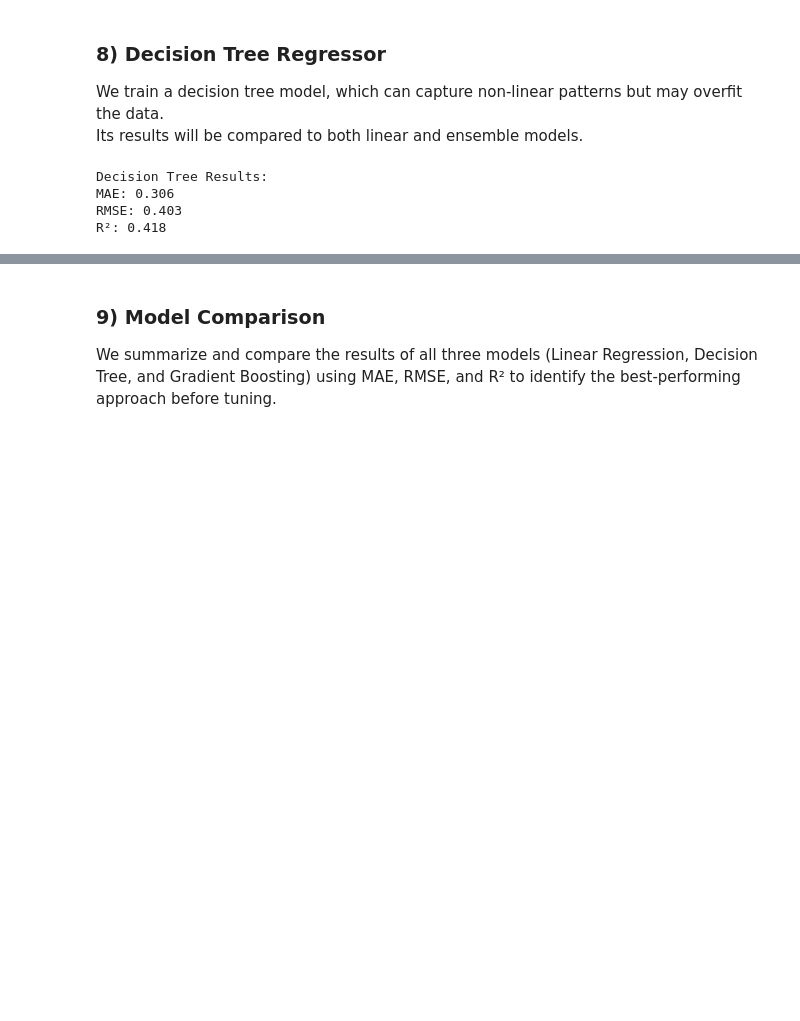
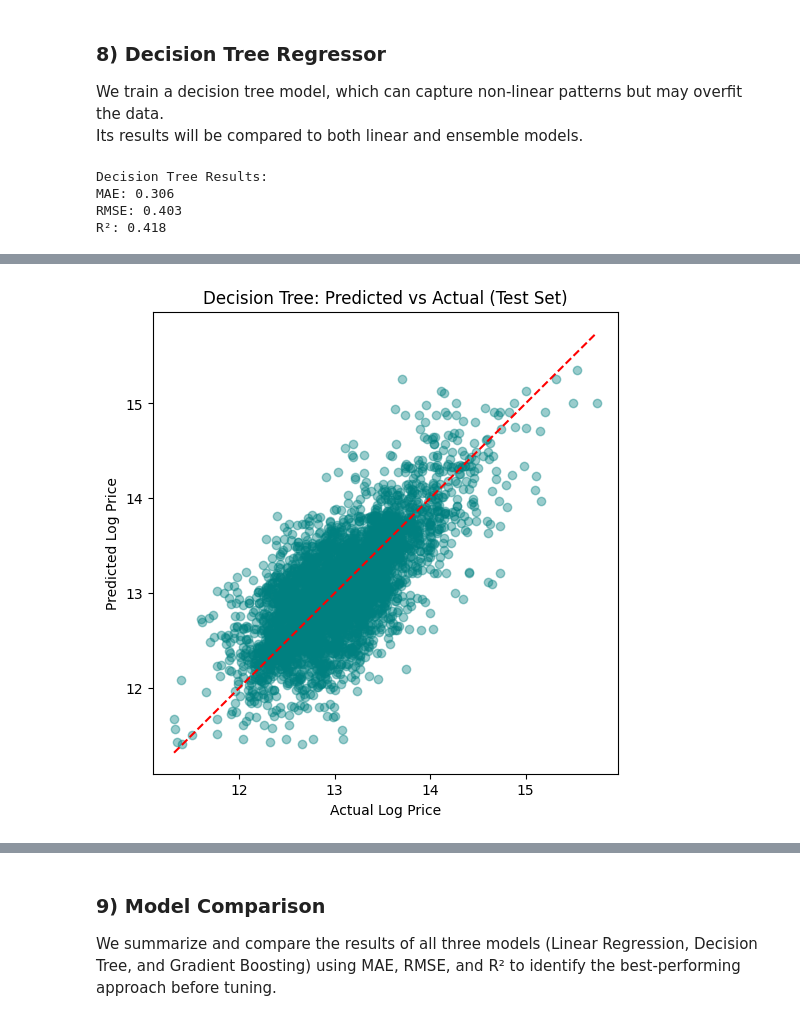
Before and after one commit to natalyyau/predicting-housing-prices, a Jupyter notebook: notebooks/housing_modeling.ipynb, the cells around one changed output, grey strips where cells are left out. Saved outputs shown, nothing was run; the diff lists cells and outputs as text; code cells hidden in the pictures; blank space fills up the shorter version.

```diff
--- a/notebooks/housing_modeling.ipynb
+++ b/notebooks/housing_modeling.ipynb
@@ -223,0 +244,12 @@ R²: 0.418
+# %%
+y_pred_tree = dt_model.predict(X_test)
+
+plt.figure(figsize=(6,6))
+plt.scatter(y_test, y_pred_tree, alpha=0.4, color='teal')
+plt.plot([y_test.min(), y_test.max()], [y_test.min(), y_test.max()], 'r--')
+plt.xlabel("Actual Log Price")
+plt.ylabel("Predicted Log Price")
+plt.title("Decision Tree: Predicted vs Actual (Test Set)")
+plt.show()
+# %% [output]
+[figure, added]
```
Also changed, not shown: parts of 3 cells of this notebook.
